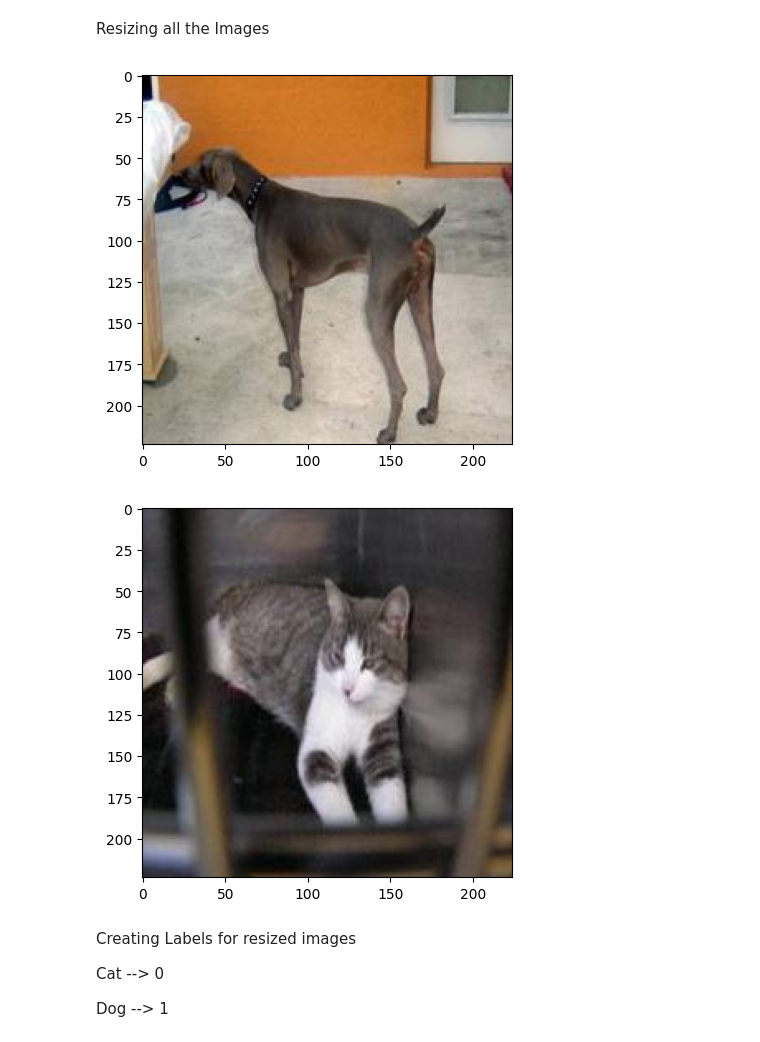
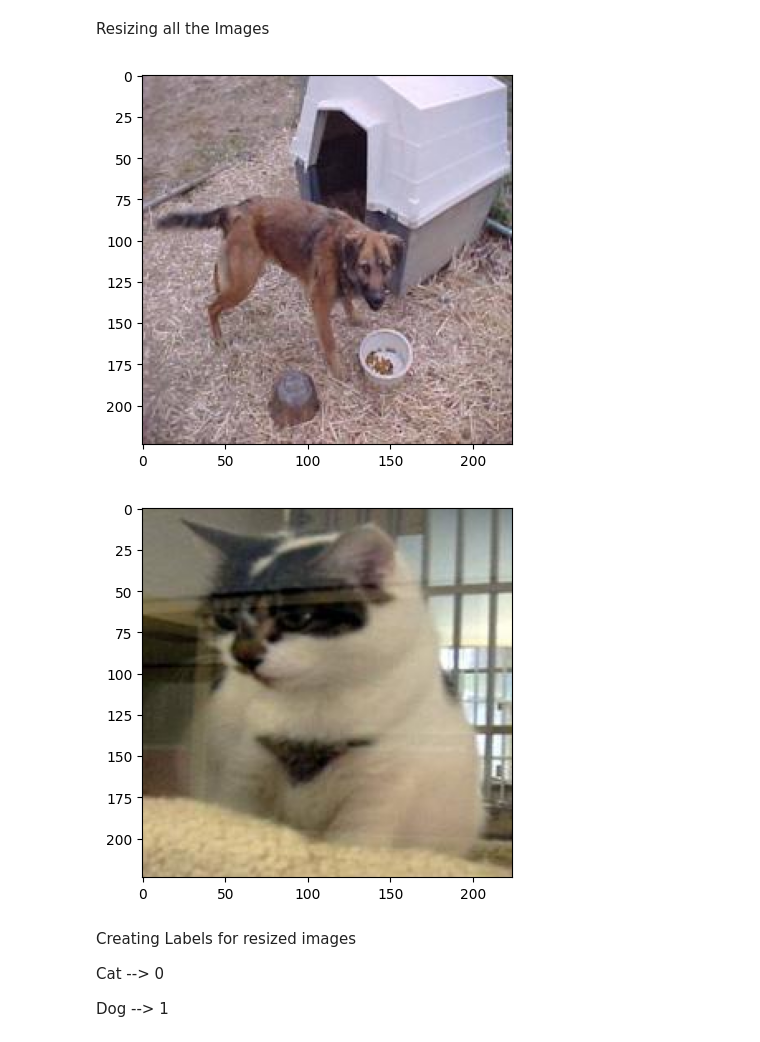
Before and after one commit to Pruthvirajsinh-Zala/DL-projects, a Jupyter notebook: Dog vs Cat Classification/Dog_vs_Cat_Classification.ipynb, the cells around one changed output. Drawn from its saved outputs; the diff is of its cells as text; code cells hidden in the pictures.

```diff
--- a/Dog vs Cat Classification/Dog_vs_Cat_Classification.ipynb
+++ b/Dog vs Cat Classification/Dog_vs_Cat_Classification.ipynb
@@ -120,18 +120,18 @@ for i in range(2000):
   img.save(newImagePath)
 # %%
 #displaying resized images
-img = mpimg.imread("/content/image resized/dog.3460.jpg")
+img = mpimg.imread("/content/image resized/dog.542.jpg")
 imgplot = plt.imshow(img)
 plt.show()
 # %% [output]
-[figure, old version]
+[figure, new version]
 # %%
 #displaying resized images
-img = mpimg.imread("/content/image resized/cat.4277.jpg")
+img = mpimg.imread("/content/image resized/cat.7578.jpg")
 imgplot = plt.imshow(img)
 plt.show()
 # %% [output]
-[figure, old version]
+[figure, new version]
 # %% [markdown]
 Creating Labels for resized images
 
```
Also changed, not shown: parts of 20 cells of this notebook.
